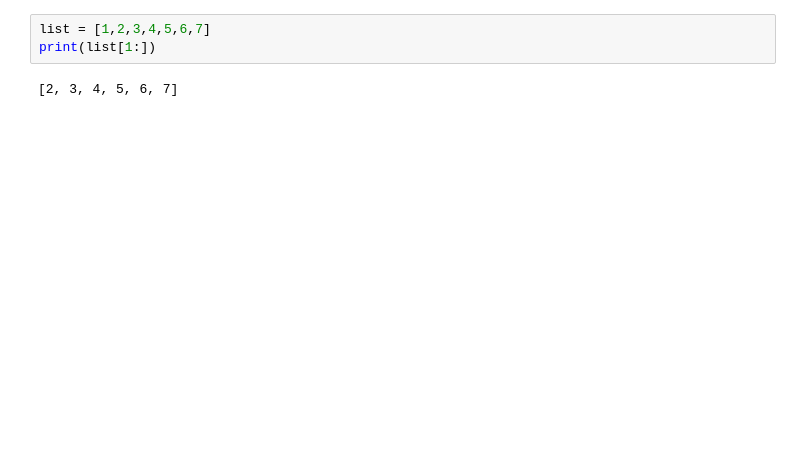
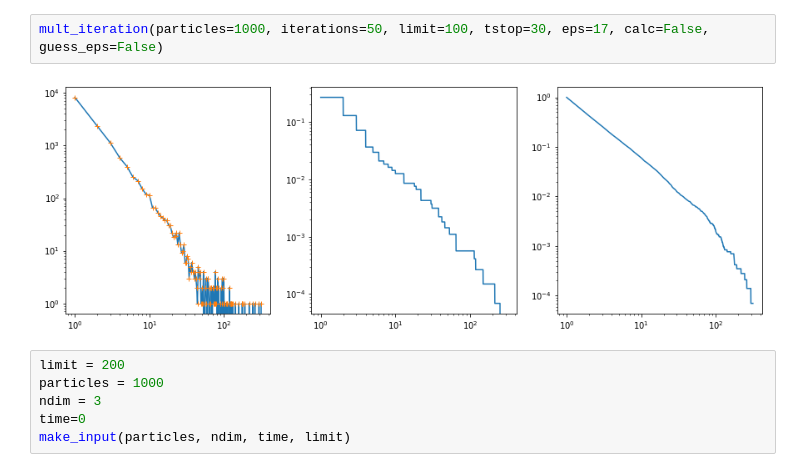
Before and after one commit to Sennevw/Masters-thesis, a Jupyter notebook: Treecode/data.ipynb, the cells around one changed output. Cells and saved outputs as stored; diff of their text form; blank space fills up the shorter version.

```diff
--- a/Treecode/data.ipynb
+++ b/Treecode/data.ipynb
@@ -93,5 +156,10 @@ plot_data('run_640.txt')
-# %%
-list = [1,2,3,4,5,6,7]
-print(list[1:])
-# %% [output]
-[2, 3, 4, 5, 6, 7]
+# %%
+mult_iteration(particles=1000, iterations=50, limit=100, tstop=30, eps=17, calc=False, guess_eps=False)
+# %% [output]
+[figure, added]
+# %%
+limit = 200
+particles = 1000
+ndim = 3
+time=0
+make_input(particles, ndim, time, limit)
```
Also changed, not shown: parts of 8 cells of this notebook, 1 other file.
